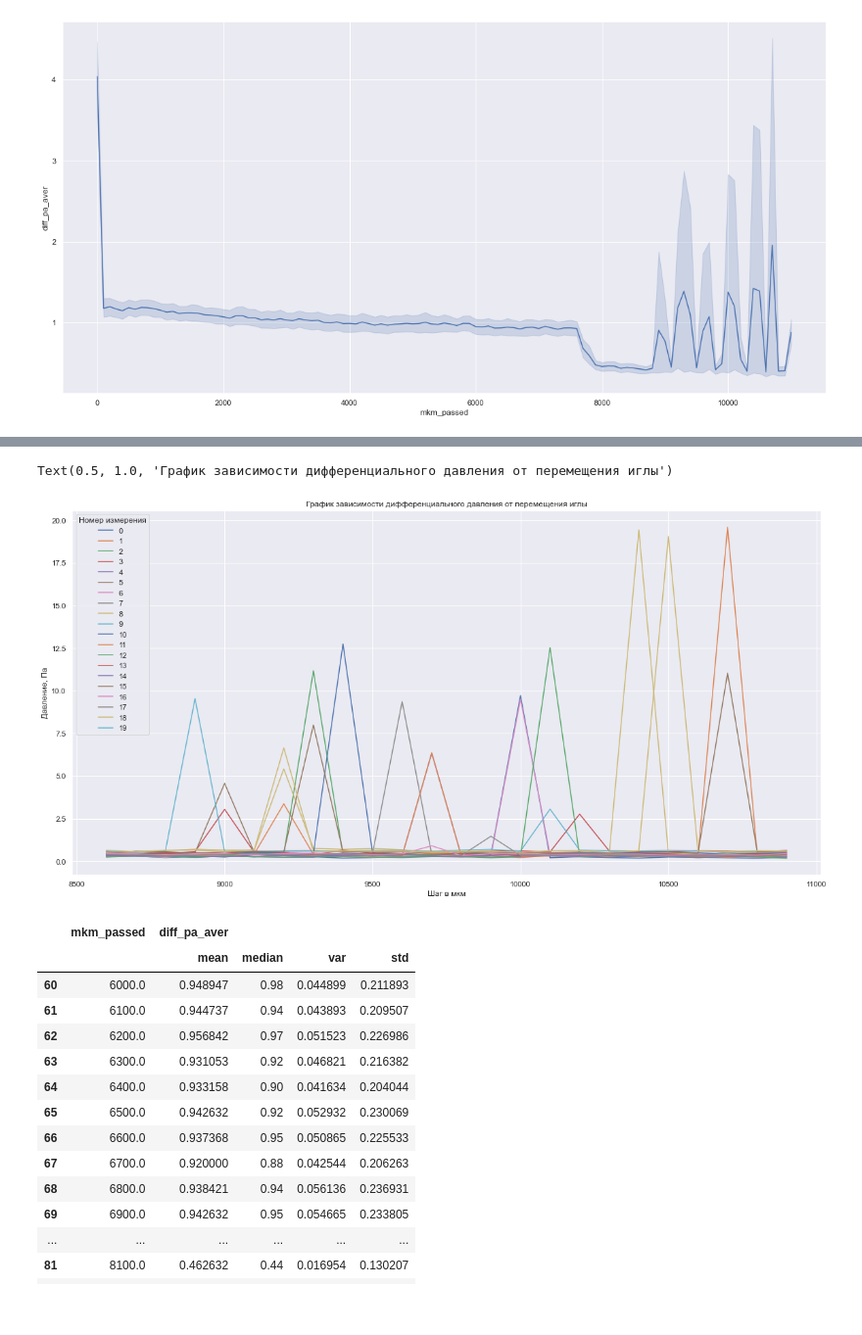
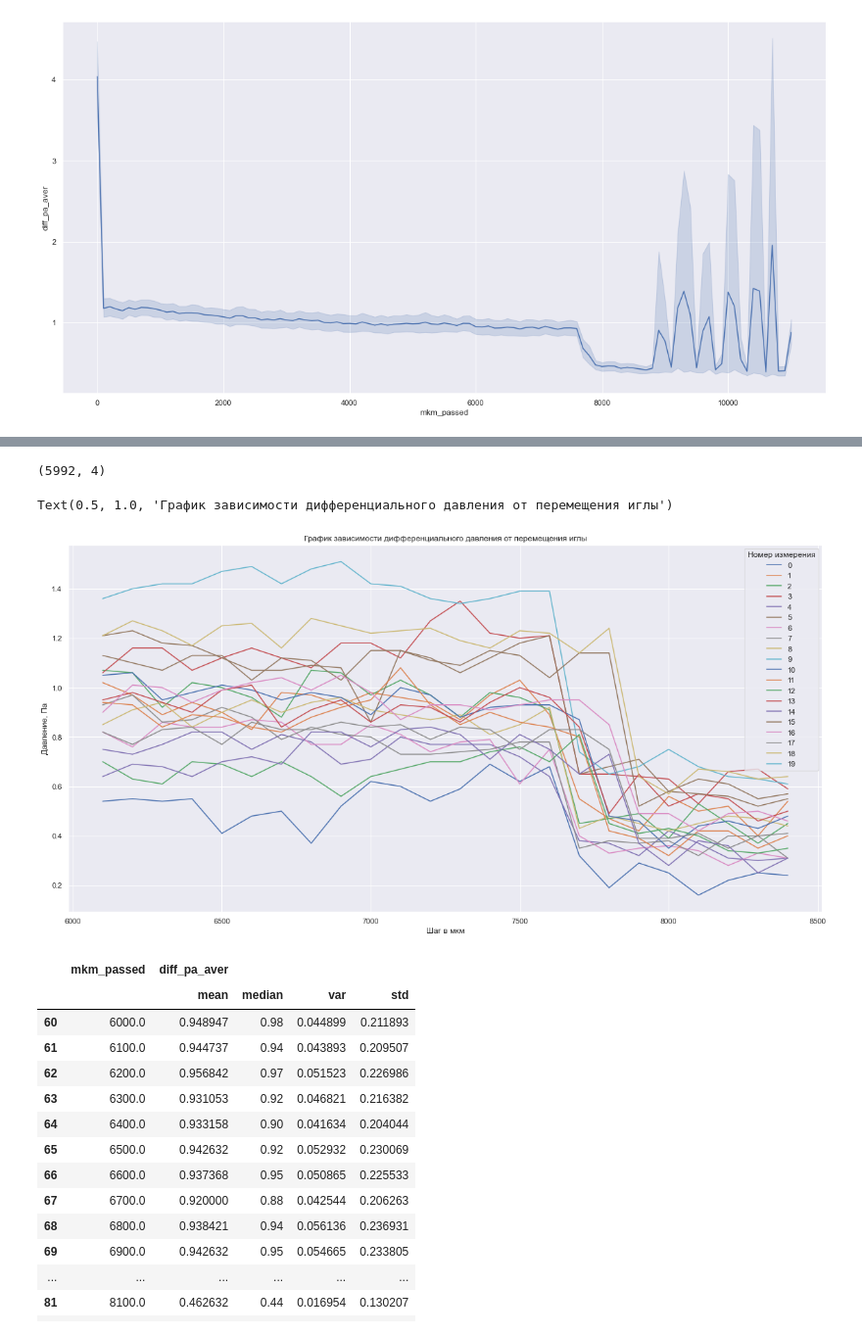
Before and after one commit to avmlds/touch-sensor, a Jupyter notebook: python/Untitled1.ipynb, the cells around one changed output, grey strips where cells are left out. Shown: that part at 98% size. Cells and saved outputs as stored; diff of their text form; code cells hidden in the pictures; blank space fills up the shorter version.

Commit message:
New images

```diff
--- a/python/Untitled1.ipynb
+++ b/python/Untitled1.ipynb
@@ -62,11 +49,0 @@ import matplotlib.pyplot as plt
-# %%
-for n, i in df1.groupby("Номер измерения"):
-    plt.plot(i.loc[(i["Путь, мкм"] > 8500) & (i["Путь, мкм"] < 11000)]["Путь, мкм"], i.loc[(i["Путь, мкм"] > 8500) & (i["Путь, мкм"] < 11000)]["Дифф давление"], label=n)
-
-plt.legend(title="Номер измерения")
-plt.xlabel("Шаг в мкм")
-plt.ylabel("Давление, Па")
-plt.title("График зависимости дифференциального давления от перемещения иглы")
-# %% [output]
-Text(0.5, 1.0, 'График зависимости дифференциального давления от перемещения иглы')
-[figure, removed]
@@ -75,0 +56,4 @@ df1.to_excel("flat_needle.xls", index=False)
+# %%
+df.shape
+# %% [output]
+(5992, 4)
@@ -75,0 +62,11 @@ df1.to_excel("flat_needle.xls", index=False)
+# %%
+for n, i in df1.groupby("Номер измерения"):
+    plt.plot(i.loc[(i["Путь, мкм"] > 6000) & (i["Путь, мкм"] < 8500)]["Путь, мкм"], i.loc[(i["Путь, мкм"] > 6000) & (i["Путь, мкм"] < 8500)]["Дифф давление"], label=n)
+
+plt.legend(title="Номер измерения")
+plt.xlabel("Шаг в мкм")
+plt.ylabel("Давление, Па")
+plt.title("График зависимости дифференциального давления от перемещения иглы")
+# %% [output]
+Text(0.5, 1.0, 'График зависимости дифференциального давления от перемещения иглы')
+[figure, added]
```
Also changed, not shown: parts of 9 cells of this notebook.
